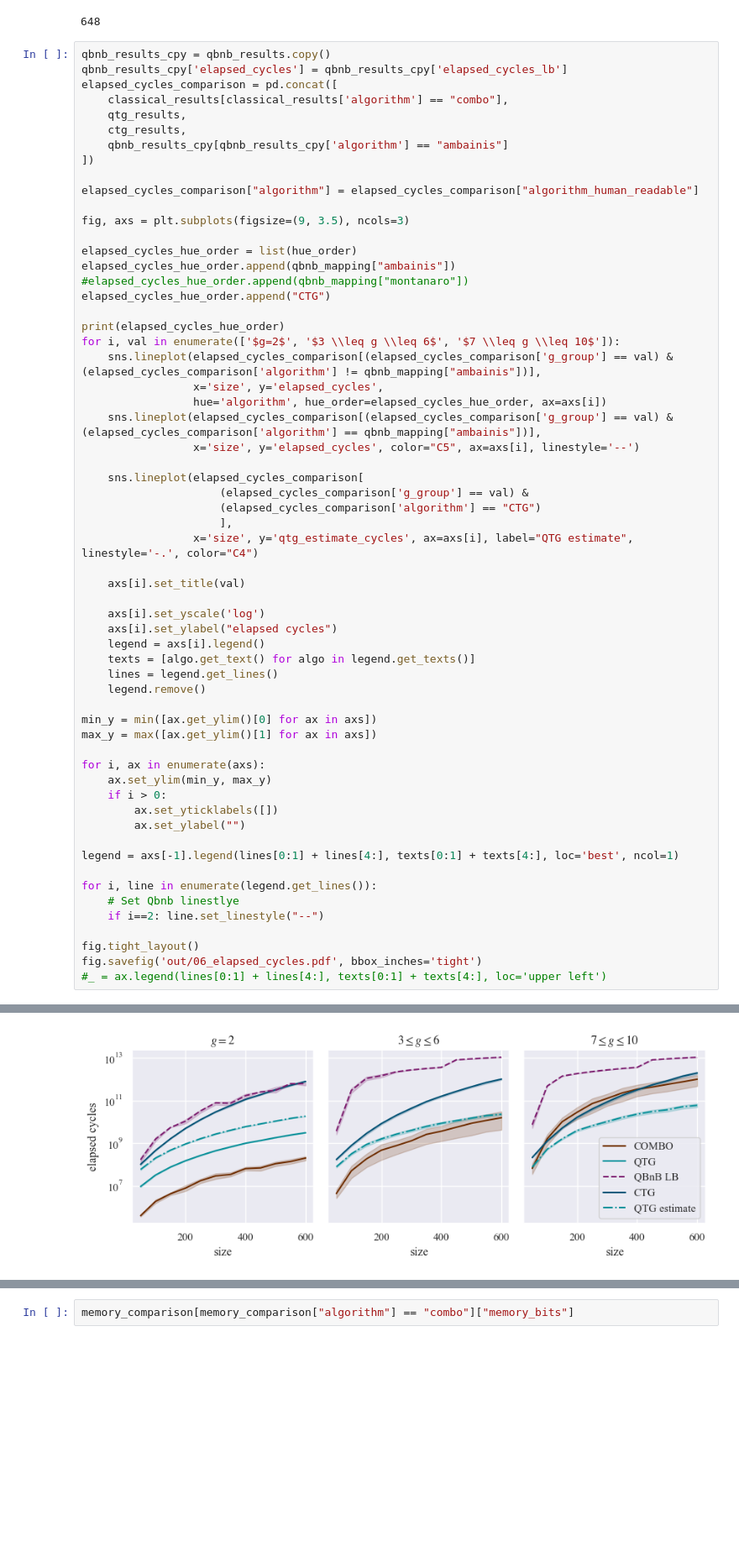
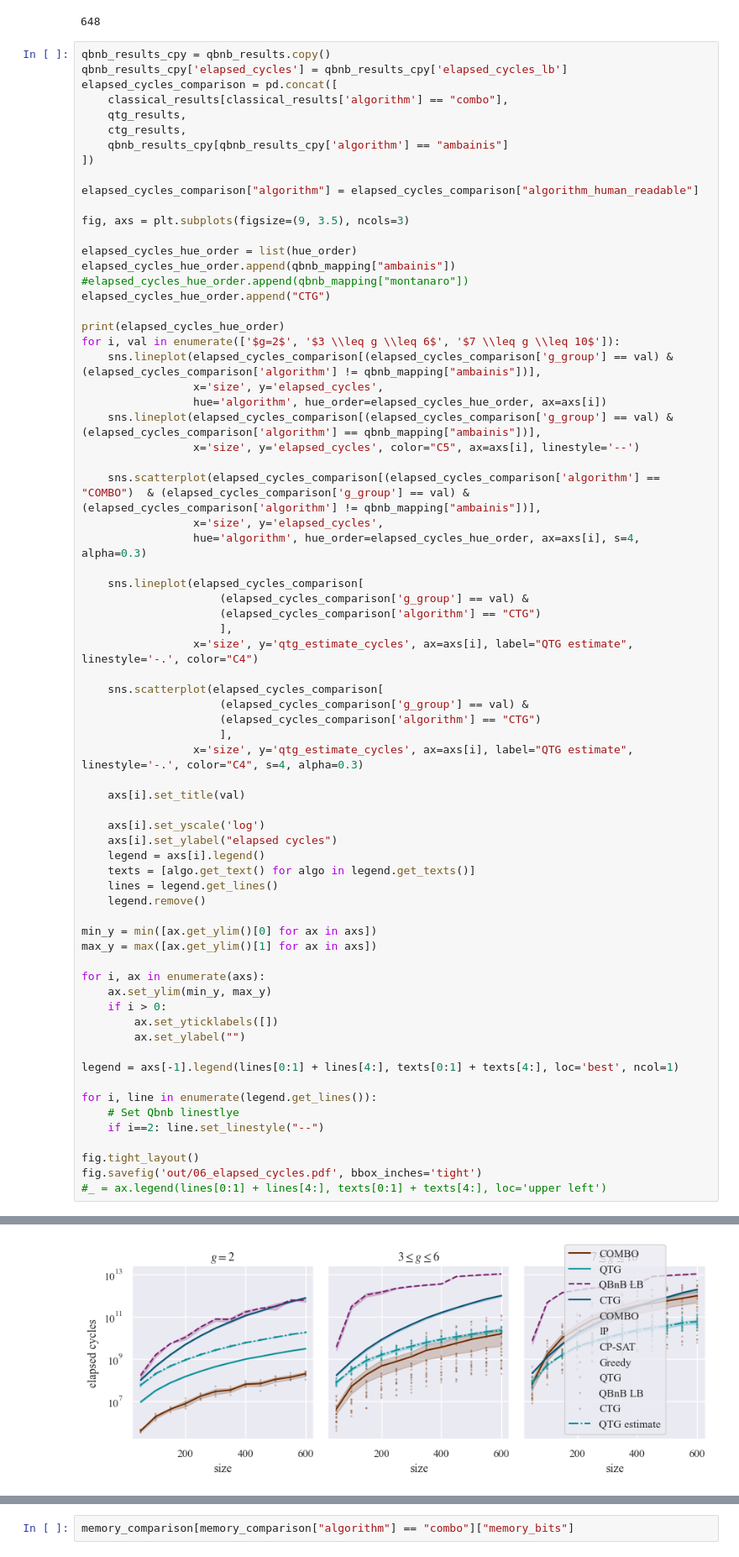
Before and after one commit to SoerenWilkening/QTG_0-1Knapsack, a Jupyter notebook: evaluation/06_elapsed_cycles.ipynb, the cells around one changed output, grey strips where cells are left out. Shown at 84% size. Saved outputs shown, nothing was run; the diff lists cells and outputs as text; blank space fills up the shorter version.

```diff
--- a/evaluation/06_elapsed_cycles.ipynb
+++ b/evaluation/06_elapsed_cycles.ipynb
@@ -191,42 +191,52 @@ for i, val in enumerate(['$g=2$', '$3 \\leq g \\leq 6$', '$7 \\leq g \\leq 10$']
     sns.lineplot(elapsed_cycles_comparison[(elapsed_cycles_comparison['g_group'] == val) & (elapsed_cycles_comparison['algorithm'] == qbnb_mapping["ambainis"])],
                  x='size', y='elapsed_cycles', color="C5", ax=axs[i], linestyle='--')
 
+    sns.scatterplot(elapsed_cycles_comparison[(elapsed_cycles_comparison['algorithm'] == "COMBO")  & (elapsed_cycles_comparison['g_group'] == val) & (elapsed_cycles_comparison['algorithm'] != qbnb_mapping["ambainis"])],
+                 x='size', y='elapsed_cycles',
+                 hue='algorithm', hue_order=elapsed_cycles_hue_order, ax=axs[i], s=4, alpha=0.3)
+
     sns.lineplot(elapsed_cycles_comparison[
                      (elapsed_cycles_comparison['g_group'] == val) &
                      (elapsed_cycles_comparison['algorithm'] == "CTG")
                      ],
                  x='size', y='qtg_estimate_cycles', ax=axs[i], label="QTG estimate", linestyle='-.', color="C4")
+
+    sns.scatterplot(elapsed_cycles_comparison[
+                     (elapsed_cycles_comparison['g_group'] == val) &
+                     (elapsed_cycles_comparison['algorithm'] == "CTG")
+                     ],
+                 x='size', y='qtg_estimate_cycles', ax=axs[i], label="QTG estimate", linestyle='-.', color="C4", s=4, alpha=0.3)
 
     axs[i].set_title(val)
 
     axs[i].set_yscale('log')
     axs[i].set_ylabel("elapsed cycles")
     legend = axs[i].legend()
     texts = [algo.get_text() for algo in legend.get_texts()]
     lines = legend.get_lines()
     legend.remove()
 
 min_y = min([ax.get_ylim()[0] for ax in axs])
 max_y = max([ax.get_ylim()[1] for ax in axs])
 
 for i, ax in enumerate(axs):
     ax.set_ylim(min_y, max_y)
     if i > 0:
         ax.set_yticklabels([])
         ax.set_ylabel("")
 
 legend = axs[-1].legend(lines[0:1] + lines[4:], texts[0:1] + texts[4:], loc='best', ncol=1)
 
 for i, line in enumerate(legend.get_lines()):
     # Set Qbnb linestlye
     if i==2: line.set_linestyle("--")
 
 fig.tight_layout()
 fig.savefig('out/06_elapsed_cycles.pdf', bbox_inches='tight')
 #_ = ax.legend(lines[0:1] + lines[4:], texts[0:1] + texts[4:], loc='upper left')
 # %% [output]
 ['COMBO', 'IP', 'CP-SAT', 'Greedy', 'QTG', 'QBnB LB', 'CTG']
-[figure, old version]
+[figure, new version]
 # %%
 qbnb = qtg_results.copy()
 qbnb['memory_bits'] = qbnb.apply(lambda row: row["memory_bits"] * row["size"], axis=1)
```
Also changed, not shown: 2 other files.
